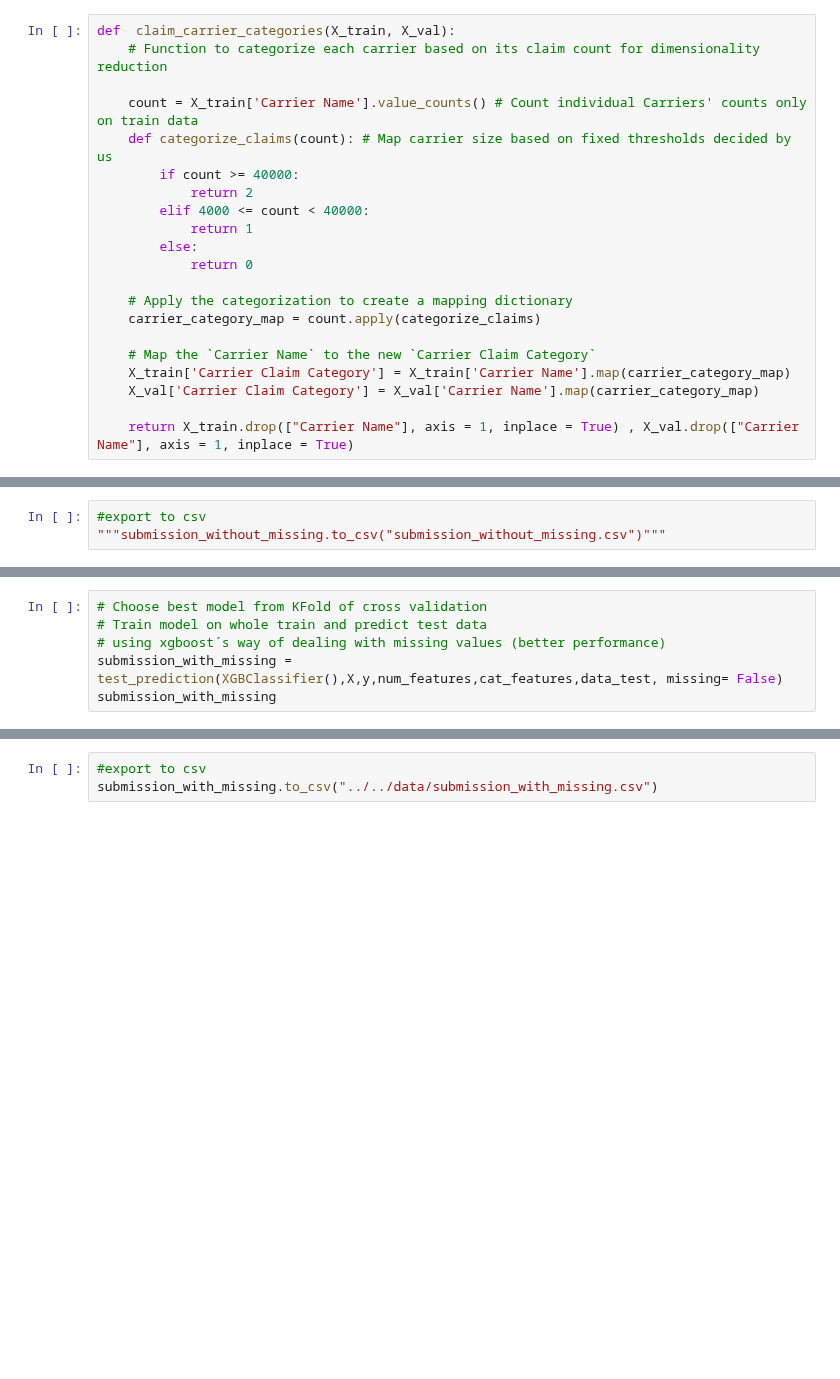
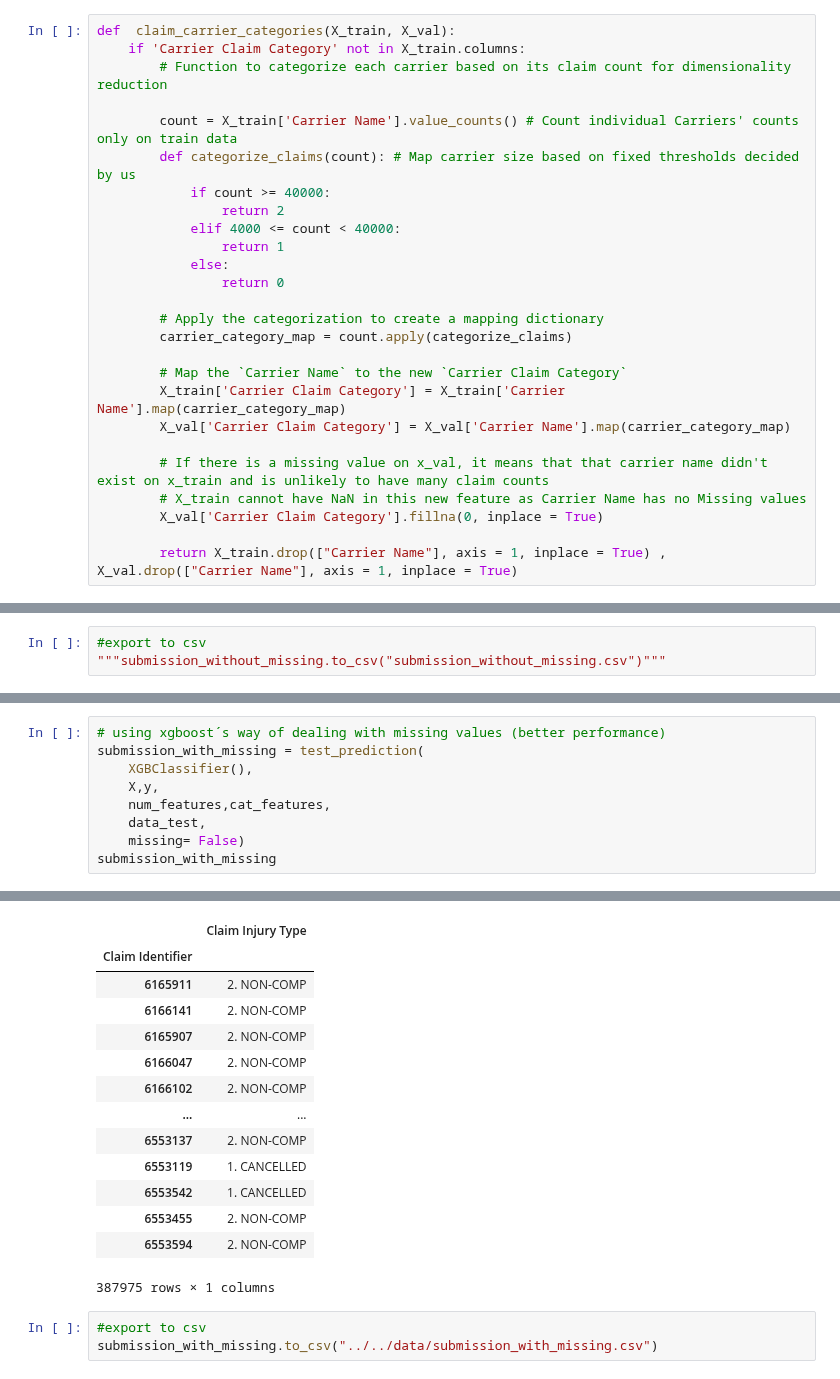
Before and after one commit to berthlou/DSAA_ML_41, a Jupyter notebook: code/models/4-models.ipynb, the cells around one changed output, grey strips where cells are left out. Drawn from its saved outputs; the diff is of its cells as text; blank space fills up the shorter version.

Commit message:
Models secondary variable prediction inclusion - pre rerunnable

```diff
--- a/code/models/4-models.ipynb
+++ b/code/models/4-models.ipynb
@@ -134,25 +132,30 @@ def scale_numerical(column, X_train, X_val, scaler):
         print(f"Mistake scaling the column '{column}': {e}")
 # %%
 def  claim_carrier_categories(X_train, X_val):
-    # Function to categorize each carrier based on its claim count for dimensionality reduction
+    if 'Carrier Claim Category' not in X_train.columns:
+        # Function to categorize each carrier based on its claim count for dimensionality reduction
 
-    count = X_train['Carrier Name'].value_counts() # Count individual Carriers' counts only on train data
-    def categorize_claims(count): # Map carrier size based on fixed thresholds decided by us
-        if count >= 40000:
-            return 2
-        elif 4000 <= count < 40000:
-            return 1
-        else:
-            return 0
+        count = X_train['Carrier Name'].value_counts() # Count individual Carriers' counts only on train data
+        def categorize_claims(count): # Map carrier size based on fixed thresholds decided by us
+            if count >= 40000:
+                return 2
+            elif 4000 <= count < 40000:
+                return 1
+            else:
+                return 0
 
-    # Apply the categorization to create a mapping dictionary
-    carrier_category_map = count.apply(categorize_claims)
+        # Apply the categorization to create a mapping dictionary
+        carrier_category_map = count.apply(categorize_claims)
 
-    # Map the `Carrier Name` to the new `Carrier Claim Category`
-    X_train['Carrier Claim Category'] = X_train['Carrier Name'].map(carrier_category_map)
-    X_val['Carrier Claim Category'] = X_val['Carrier Name'].map(carrier_category_map)
+        # Map the `Carrier Name` to the new `Carrier Claim Category`
+        X_train['Carrier Claim Category'] = X_train['Carrier Name'].map(carrier_category_map)
+        X_val['Carrier Claim Category'] = X_val['Carrier Name'].map(carrier_category_map)
 
-    return X_train.drop(["Carrier Name"], axis = 1, inplace = True) , X_val.drop(["Carrier Name"], axis = 1, inplace = True)
+        # If there is a missing value on x_val, it means that that carrier name didn't exist on x_train and is unlikely to have many claim counts
+        # X_train cannot have NaN in this new feature as Carrier Name has no Missing values
+        X_val['Carrier Claim Category'].fillna(0, inplace = True)
+
+        return X_train.drop(["Carrier Name"], axis = 1, inplace = True) , X_val.drop(["Carrier Name"], axis = 1, inplace = True)
 # %%
 def categorical_prop_encode(X_train, X_val, feature):
     # Categorical encoder function for individual feature
@@ -510,6 +761,10 @@ submission_without_missing"""
 # %%
-# Choose best model from KFold of cross validation
-# Train model on whole train and predict test data
 # using xgboost´s way of dealing with missing values (better performance)
-submission_with_missing = test_prediction(XGBClassifier(),X,y,num_features,cat_features,data_test, missing= False)
+submission_with_missing = test_prediction(
+    XGBClassifier(),
+    X,y,
+    num_features,cat_features,
+    data_test,
+    missing= False)
 submission_with_missing
+# %% [output]
@@ -516,3 +777,17 @@ submission_with_missing
+|  | Claim Injury Type |
+| Claim Identifier |  |
+| 6165911 | 2. NON-COMP |
+| 6166141 | 2. NON-COMP |
+| 6165907 | 2. NON-COMP |
+| 6166047 | 2. NON-COMP |
+| 6166102 | 2. NON-COMP |
+| ... | ... |
+| 6553137 | 2. NON-COMP |
+| 6553119 | 1. CANCELLED |
+| 6553542 | 1. CANCELLED |
+| 6553455 | 2. NON-COMP |
+| 6553594 | 2. NON-COMP |
+387975 rows × 1 columns
 # %%
 #export to csv
 submission_with_missing.to_csv("../../data/submission_with_missing.csv")
```
Also changed, not shown: parts of 26 cells of this notebook.
